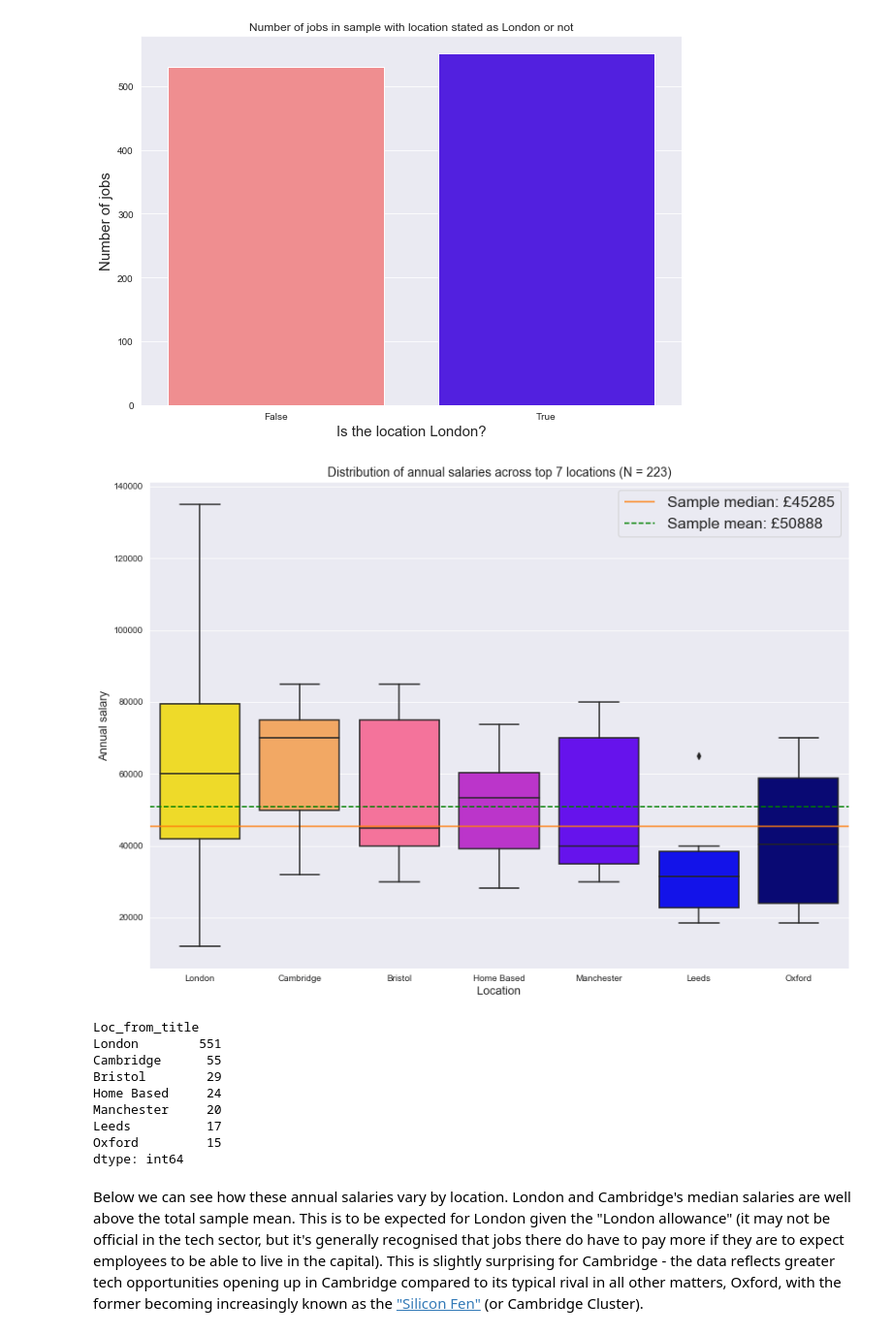
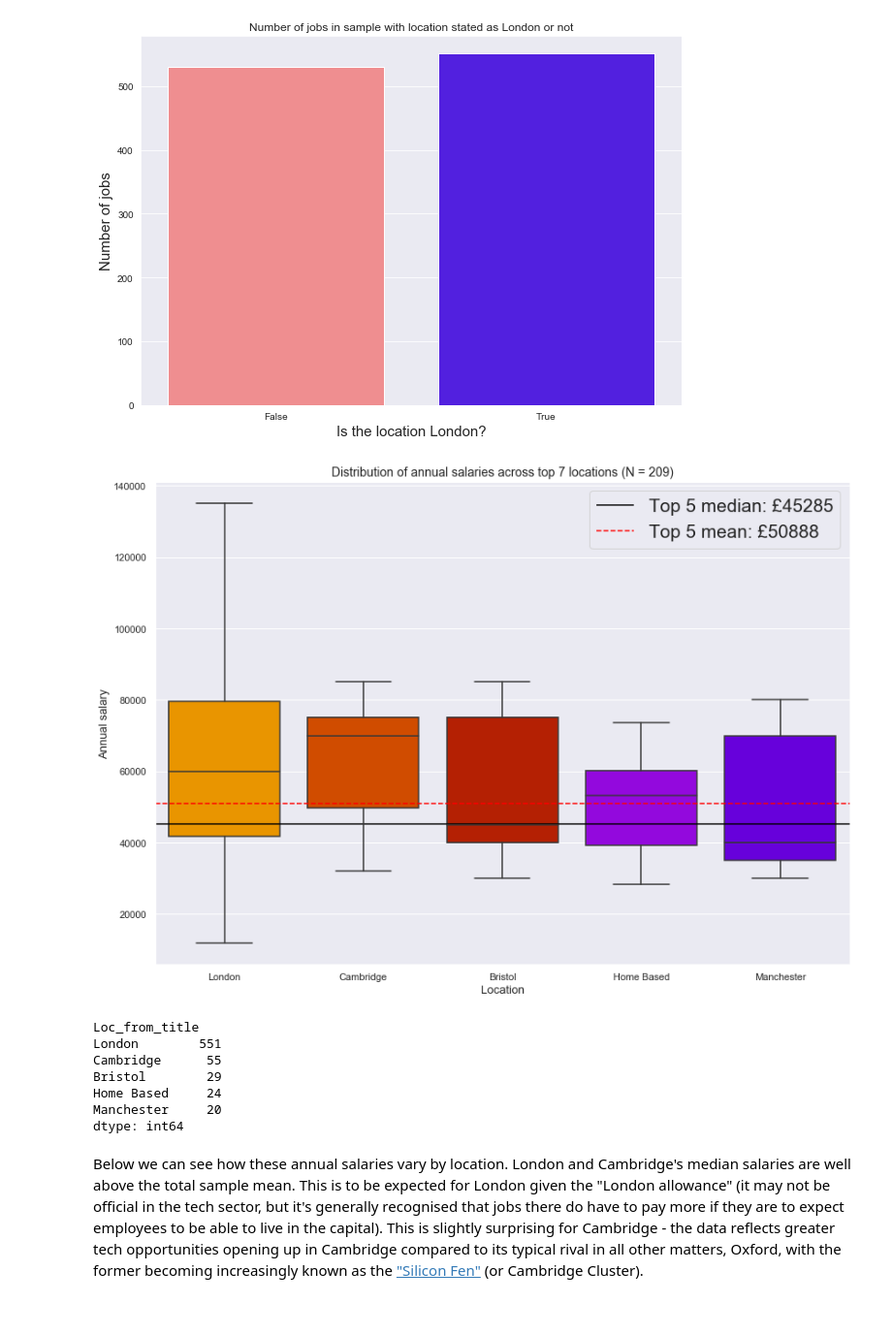
Before and after one commit to Ioana-P/DS_Indeed_Job_Market_analysis, a Jupyter notebook: Data_Scientist_UK_Q4_Job_market_analysis.ipynb, the cells around one changed output. Shown at 97% size. Cells and saved outputs as stored; diff of their text form; code cells hidden in the pictures.

```diff
--- a/Data_Scientist_UK_Q4_Job_market_analysis.ipynb
+++ b/Data_Scientist_UK_Q4_Job_market_analysis.ipynb
@@ -255,7 +263,7 @@ dtype: int64
 loc_df = df[['salary_from_page_source_as_stated', 'salary_from_page_source_time_period','job_title', 'Loc_from_title']]
 loc_df_gr = loc_df.groupby(['Loc_from_title']).size().sort_values(ascending=False)
 top_10 = loc_df_gr[:10]
-top_7 = loc_df_gr[:7]
+top_5 = loc_df_gr[:5]
 plt.figure(figsize=(10,7))
 sns.barplot(y=top_10.index, x=top_10, palette = 'gnuplot2_r', saturation=0.85);
 plt.title('Top 10 locations')
@@ -281,31 +289,29 @@ plt.show()
 [figure]
 # %%
 plt.figure(figsize=(14,10))
-top_7_sal = annual_pay.loc[annual_pay.Loc_from_title.isin(top_7.index)]
-ax = sns.boxplot(data = top_7_sal, y ='salary_from_page_source_as_stated', x='Loc_from_title', order=top_7.index.to_list(), palette='gnuplot2_r', saturation=0.85)
-plt.title(f'Distribution of annual salaries across top 7 locations (N = {len(top_7_sal)})', fontdict={'size': 14})
+top_5_sal = annual_pay.loc[annual_pay.Loc_from_title.isin(top_5.index)]
+ax = sns.boxplot(data = top_5_sal, y ='salary_from_page_source_as_stated', x='Loc_from_title', order=top_5.index.to_list(), palette='gnuplot_r', saturation=1)
+plt.title(f'Distribution of annual salaries across top 7 locations (N = {len(top_5_sal)})', fontdict={'size': 14})
 plt.xlabel('Location', fontdict={'size':13})
 plt.ylabel('Annual salary', fontdict={'size':13})
 sample_median = int(annual_pay.salary_from_page_source_as_stated.median())
 sample_mean = int(annual_pay.salary_from_page_source_as_stated.mean())
 # ONS_mean_subsect62 = int(sector_avg['2019'][0])
-plt.hlines(y = sample_median, xmin=-0.5, xmax=6.5 ,linestyles='solid', colors='C1' ,label=f'Sample median: £{sample_median}')
-plt.hlines(y = sample_mean, xmin=-0.5, xmax=6.5 ,linestyles='dashed', colors='green', label=f'Sample mean: £{sample_mean}')
+plt.hlines(y = sample_median, xmin=-0.5, xmax=4.5 ,linestyles='solid', colors='black' ,label=f'Top 5 median: £{sample_median}')
+plt.hlines(y = sample_mean, xmin=-0.5, xmax=4.5 ,linestyles='dashed', colors='red', label=f'Top 5 mean: £{sample_mean}',)
 # plt.hlines(y = ONS_mean_subsect62, xmin=-0.5, xmax=9.5 ,linestyles='dashed', colors='r', label=f'ONS National mean (2019) Programming: £{ONS_mean_subsect62}')
 plt.legend(fontsize='xx-large')
-plt.savefig('fig/dist_annual_salaries_by_loc.jpg')
+plt.savefig('fig/dist_annual_salaries_by_loc_top_5.jpg')
 plt.show()
-print(top_7)
+print(top_5)
 # %% [output]
-[figure, old version]
+[figure, new version]
 Loc_from_title
 London        551
 Cambridge      55
 Bristol        29
 Home Based     24
 Manchester     20
-Leeds          17
-Oxford         15
 dtype: int64
 # %% [markdown]
 Below we can see how these annual salaries vary by location. London and Cambridge's median salaries are well above the total sample mean. This is to be expected for London given the "London allowance" (it may not be official in the tech sector, but it's generally recognised that jobs there do have to pay more if they are to expect employees to be able to live in the capital). This is slightly surprising for Cambridge -  the data reflects greater tech opportunities opening up in Cambridge compared to its typical rival in all other matters, Oxford, with the former becoming increasingly known as the ["Silicon Fen"](https://en.wikipedia.org/wiki/Silicon_Fen) (or Cambridge Cluster).
```
Also changed, not shown: parts of 25 cells of this notebook, 9 other files.
